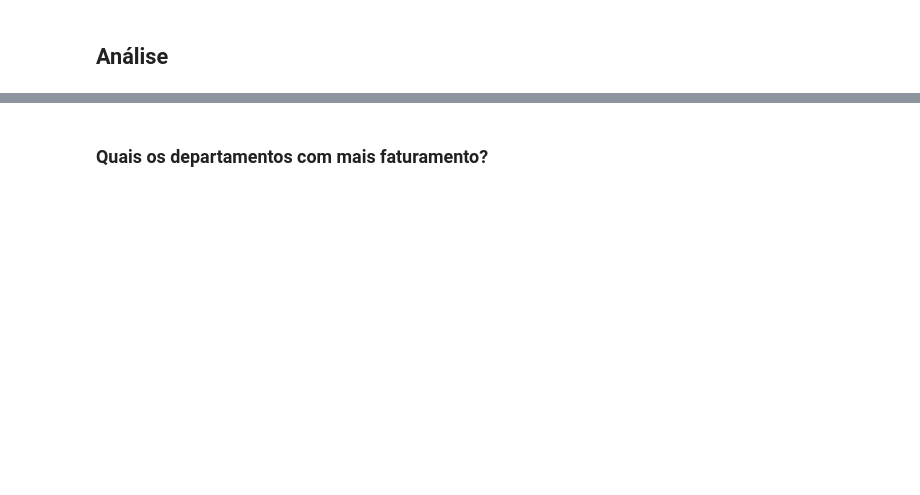
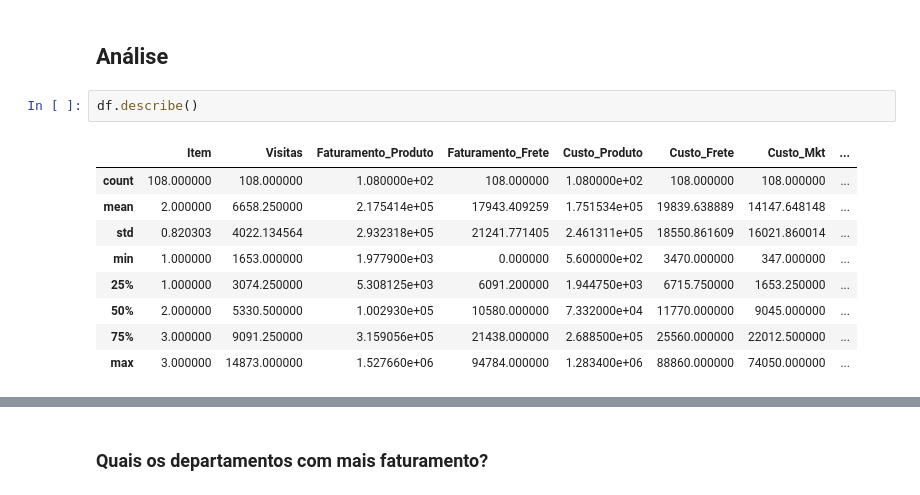
Before and after one commit to thr0wn/americanas_desafio-tecnico, a Jupyter notebook: teste-notebook.ipynb, the cells around one changed output, grey strips where cells are left out. Cells and saved outputs as stored; diff of their text form; blank space fills up the shorter version.

```diff
--- a/teste-notebook.ipynb
+++ b/teste-notebook.ipynb
@@ -211,2 +209,14 @@ memory usage: 11.1+ KB
 # %% [markdown]
 ## Análise
+# %%
+df.describe()
+# %% [output]
+|  | Item | Visitas | Faturamento_Produto | Faturamento_Frete | Custo_Produto | Custo_Frete | Custo_Mkt | ... |
+| count | 108.000000 | 108.000000 | 1.080000e+02 | 108.000000 | 1.080000e+02 | 108.000000 | 108.000000 | ... |
+| mean | 2.000000 | 6658.250000 | 2.175414e+05 | 17943.409259 | 1.751534e+05 | 19839.638889 | 14147.648148 | ... |
+| std | 0.820303 | 4022.134564 | 2.932318e+05 | 21241.771405 | 2.461311e+05 | 18550.861609 | 16021.860014 | ... |
+| min | 1.000000 | 1653.000000 | 1.977900e+03 | 0.000000 | 5.600000e+02 | 3470.000000 | 347.000000 | ... |
+| 25% | 1.000000 | 3074.250000 | 5.308125e+03 | 6091.200000 | 1.944750e+03 | 6715.750000 | 1653.250000 | ... |
+| 50% | 2.000000 | 5330.500000 | 1.002930e+05 | 10580.000000 | 7.332000e+04 | 11770.000000 | 9045.000000 | ... |
+| 75% | 3.000000 | 9091.250000 | 3.159056e+05 | 21438.000000 | 2.688500e+05 | 25560.000000 | 22012.500000 | ... |
+| max | 3.000000 | 14873.000000 | 1.527660e+06 | 94784.000000 | 1.283400e+06 | 88860.000000 | 74050.000000 | ... |
```
Also changed, not shown: parts of 26 cells of this notebook, 4 other files.
